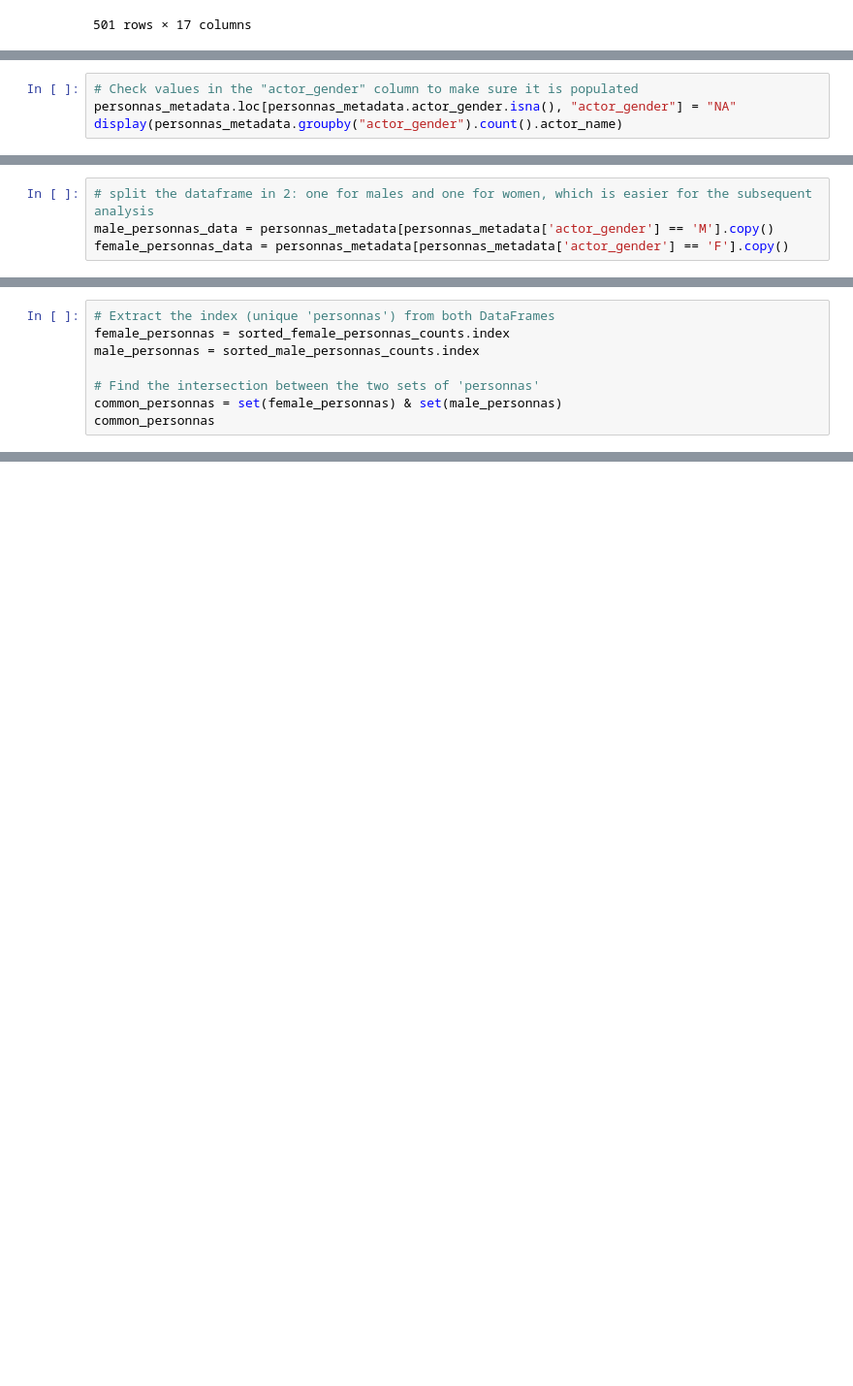
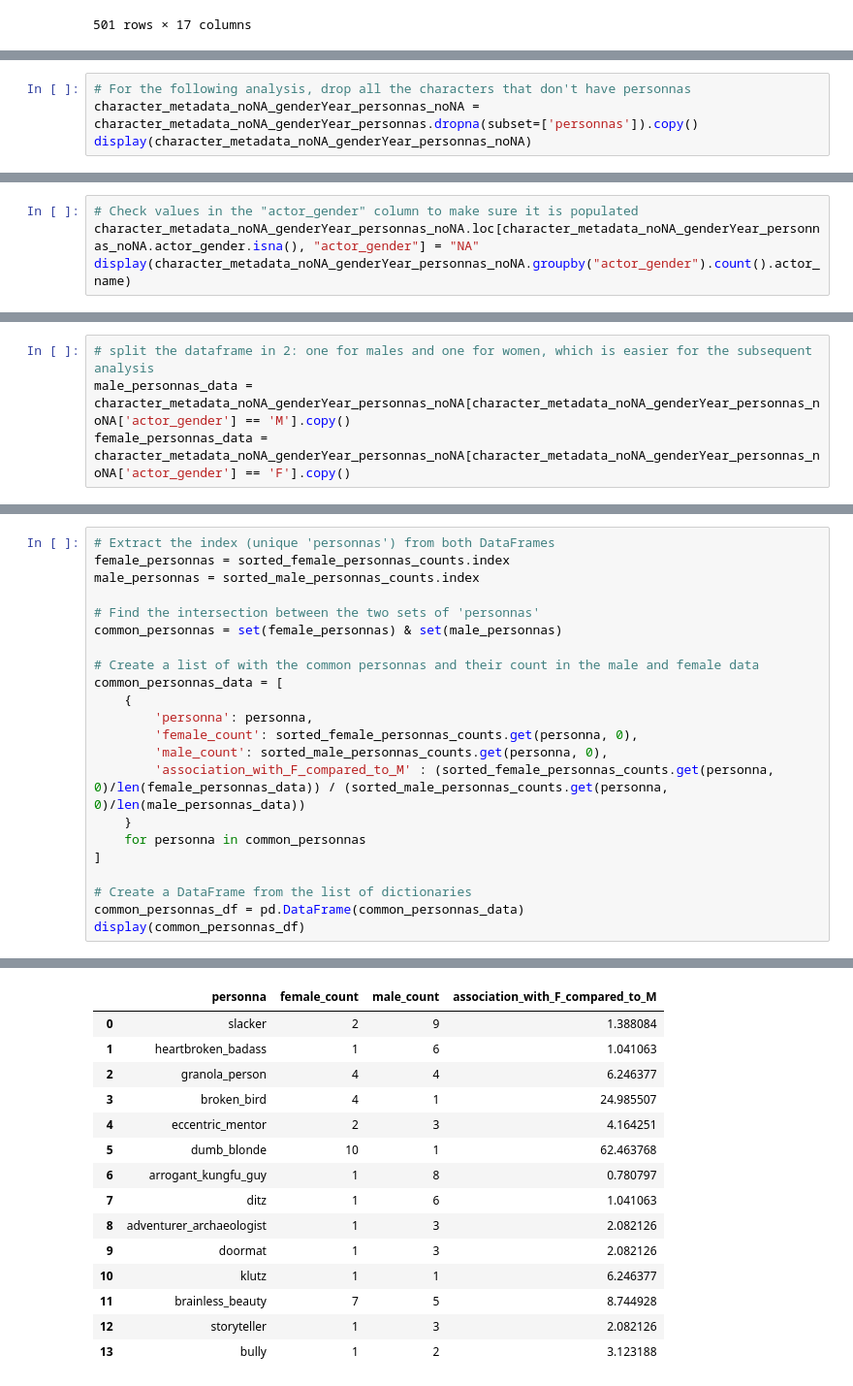
Before and after one commit to epfl-ada/ada-2023-project-badabob, a Jupyter notebook: FirstAnalysis-Victoria.ipynb, the cells around one changed output, grey strips where cells are left out. Shown at 97% size. Cells and saved outputs as stored; diff of their text form; blank space fills up the shorter version.

```diff
--- a/FirstAnalysis-Victoria.ipynb
+++ b/FirstAnalysis-Victoria.ipynb
@@ -651,0 +675,4 @@ We kept all the characters as intended and we populated the data with informatio
+# %%
+# For the following analysis, drop all the characters that don't have personnas
+character_metadata_noNA_genderYear_personnas_noNA = character_metadata_noNA_genderYear_personnas.dropna(subset=['personnas']).copy()
+display(character_metadata_noNA_genderYear_personnas_noNA)
@@ -652,6 +695,6 @@ We kept all the characters as intended and we populated the data with informatio
 # %%
 # Check values in the "actor_gender" column to make sure it is populated
-personnas_metadata.loc[personnas_metadata.actor_gender.isna(), "actor_gender"] = "NA"
-display(personnas_metadata.groupby("actor_gender").count().actor_name)
+character_metadata_noNA_genderYear_personnas_noNA.loc[character_metadata_noNA_genderYear_personnas_noNA.actor_gender.isna(), "actor_gender"] = "NA"
+display(character_metadata_noNA_genderYear_personnas_noNA.groupby("actor_gender").count().actor_name)
 # %% [output]
 actor_gender
@@ -664,7 +706,7 @@ From this very simple line, we can already see that out of the 501 characters, o
 # %%
 # split the dataframe in 2: one for males and one for women, which is easier for the subsequent analysis
-male_personnas_data = personnas_metadata[personnas_metadata['actor_gender'] == 'M'].copy()
-female_personnas_data = personnas_metadata[personnas_metadata['actor_gender'] == 'F'].copy()
+male_personnas_data = character_metadata_noNA_genderYear_personnas_noNA[character_metadata_noNA_genderYear_personnas_noNA['actor_gender'] == 'M'].copy()
+female_personnas_data = character_metadata_noNA_genderYear_personnas_noNA[character_metadata_noNA_genderYear_personnas_noNA['actor_gender'] == 'F'].copy()
 # %%
 # print the female personnas with their number of occurance
 unique_female_personnas_counts = female_personnas_data["personnas"].explode().value_counts()
@@ -720,5 +762,19 @@ male_personnas = sorted_male_personnas_counts.index
 
 # Find the intersection between the two sets of 'personnas'
 common_personnas = set(female_personnas) & set(male_personnas)
-common_personnas
+
+# Create a list of with the common personnas and their count in the male and female data
+common_personnas_data = [
+    {
+        'personna': personna,
+        'female_count': sorted_female_personnas_counts.get(personna, 0),
+        'male_count': sorted_male_personnas_counts.get(personna, 0),
+        'association_with_F_compared_to_M' : (sorted_female_personnas_counts.get(personna, 0)/len(female_personnas_data)) / (sorted_male_personnas_counts.get(personna, 0)/len(male_personnas_data))
+    }
+    for personna in common_personnas
+]
+
+# Create a DataFrame from the list of dictionaries
+common_personnas_df = pd.DataFrame(common_personnas_data)
+display(common_personnas_df)
 # %% [output]
@@ -738,0 +781,15 @@ common_personnas
+|  | personna | female_count | male_count | association_with_F_compared_to_M |
+| 0 | slacker | 2 | 9 | 1.388084 |
+| 1 | heartbroken_badass | 1 | 6 | 1.041063 |
+| 2 | granola_person | 4 | 4 | 6.246377 |
+| 3 | broken_bird | 4 | 1 | 24.985507 |
+| 4 | eccentric_mentor | 2 | 3 | 4.164251 |
+| 5 | dumb_blonde | 10 | 1 | 62.463768 |
+| 6 | arrogant_kungfu_guy | 1 | 8 | 0.780797 |
+| 7 | ditz | 1 | 6 | 1.041063 |
+| 8 | adventurer_archaeologist | 1 | 3 | 2.082126 |
+| 9 | doormat | 1 | 3 | 2.082126 |
+| 10 | klutz | 1 | 1 | 6.246377 |
+| 11 | brainless_beauty | 7 | 5 | 8.744928 |
+| 12 | storyteller | 1 | 3 | 2.082126 |
+| 13 | bully | 1 | 2 | 3.123188 |
```
Also changed, not shown: parts of 60 cells of this notebook.
